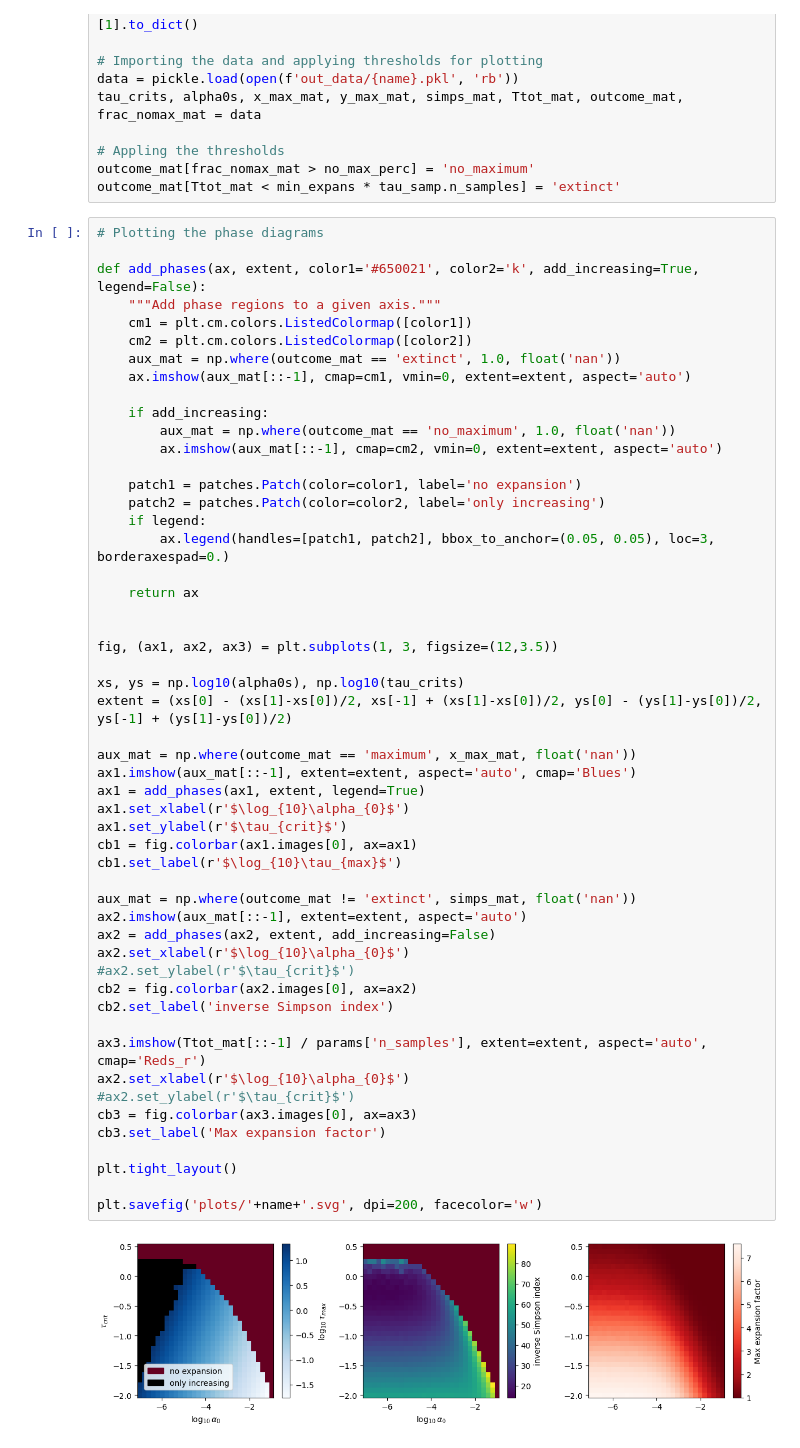
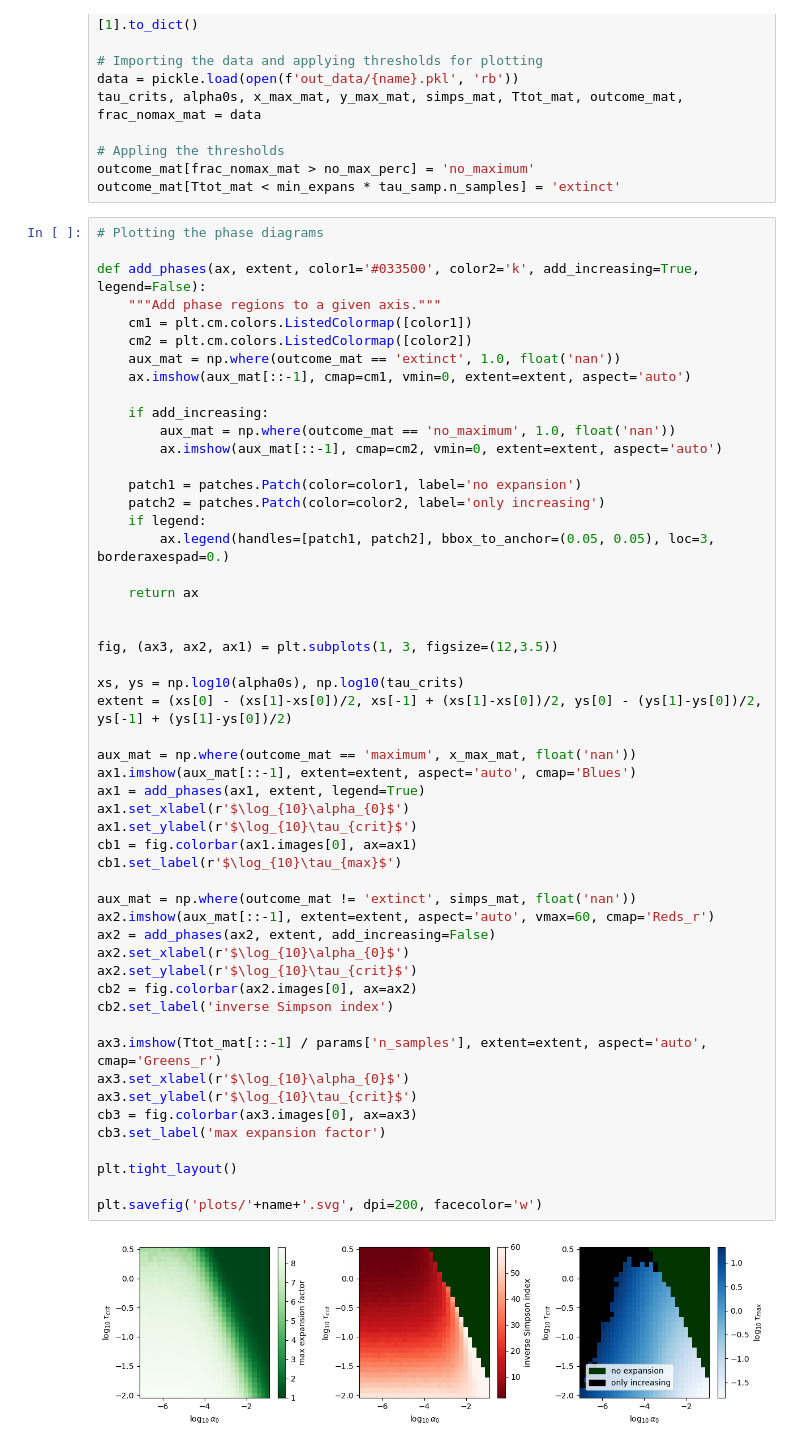
Before and after one commit to statbiophys/TT-inhibition, a Jupyter notebook: phase_diagram_computation.ipynb, the cells around one changed output. Saved outputs shown, nothing was run; the diff lists cells and outputs as text.

```diff
--- a/phase_diagram_computation.ipynb
+++ b/phase_diagram_computation.ipynb
@@ -180,7 +178,7 @@ outcome_mat[Ttot_mat < min_expans * tau_samp.n_samples] = 'extinct'
 # %%
 # Plotting the phase diagrams
 
-def add_phases(ax, extent, color1='#650021', color2='k', add_increasing=True, legend=False):
+def add_phases(ax, extent, color1='#033500', color2='k', add_increasing=True, legend=False):
     """Add phase regions to a given axis."""
     cm1 = plt.cm.colors.ListedColormap([color1])
     cm2 = plt.cm.colors.ListedColormap([color2])
@@ -195,39 +193,39 @@ def add_phases(ax, extent, color1='#650021', color2='k', add_increasing=True, le
     patch2 = patches.Patch(color=color2, label='only increasing')
     if legend:
         ax.legend(handles=[patch1, patch2], bbox_to_anchor=(0.05, 0.05), loc=3, borderaxespad=0.)
 
     return ax
 
 
-fig, (ax1, ax2, ax3) = plt.subplots(1, 3, figsize=(12,3.5))
+fig, (ax3, ax2, ax1) = plt.subplots(1, 3, figsize=(12,3.5))
 
 xs, ys = np.log10(alpha0s), np.log10(tau_crits)
 extent = (xs[0] - (xs[1]-xs[0])/2, xs[-1] + (xs[1]-xs[0])/2, ys[0] - (ys[1]-ys[0])/2, ys[-1] + (ys[1]-ys[0])/2)
 
 aux_mat = np.where(outcome_mat == 'maximum', x_max_mat, float('nan'))
 ax1.imshow(aux_mat[::-1], extent=extent, aspect='auto', cmap='Blues')
 ax1 = add_phases(ax1, extent, legend=True)
 ax1.set_xlabel(r'$\log_{10}\alpha_{0}$')
-ax1.set_ylabel(r'$\tau_{crit}$')
+ax1.set_ylabel(r'$\log_{10}\tau_{crit}$')
 cb1 = fig.colorbar(ax1.images[0], ax=ax1)
 cb1.set_label(r'$\log_{10}\tau_{max}$')
 
 aux_mat = np.where(outcome_mat != 'extinct', simps_mat, float('nan'))
-ax2.imshow(aux_mat[::-1], extent=extent, aspect='auto')
+ax2.imshow(aux_mat[::-1], extent=extent, aspect='auto', vmax=60, cmap='Reds_r')
 ax2 = add_phases(ax2, extent, add_increasing=False)
 ax2.set_xlabel(r'$\log_{10}\alpha_{0}$')
-#ax2.set_ylabel(r'$\tau_{crit}$')
+ax2.set_ylabel(r'$\log_{10}\tau_{crit}$')
 cb2 = fig.colorbar(ax2.images[0], ax=ax2)
 cb2.set_label('inverse Simpson index')
 
-ax3.imshow(Ttot_mat[::-1] / params['n_samples'], extent=extent, aspect='auto', cmap='Reds_r')
-ax2.set_xlabel(r'$\log_{10}\alpha_{0}$')
-#ax2.set_ylabel(r'$\tau_{crit}$')
+ax3.imshow(Ttot_mat[::-1] / params['n_samples'], extent=extent, aspect='auto', cmap='Greens_r')
+ax3.set_xlabel(r'$\log_{10}\alpha_{0}$')
+ax3.set_ylabel(r'$\log_{10}\tau_{crit}$')
 cb3 = fig.colorbar(ax3.images[0], ax=ax3)
-cb3.set_label('Max expansion factor')
+cb3.set_label('max expansion factor')
 
 plt.tight_layout()
 
 plt.savefig('plots/'+name+'.svg', dpi=200, facecolor='w')
 # %% [output]
-[figure, old version]
+[figure, new version]
```
Also changed, not shown: parts of 2 cells of this notebook, 9 other files.
